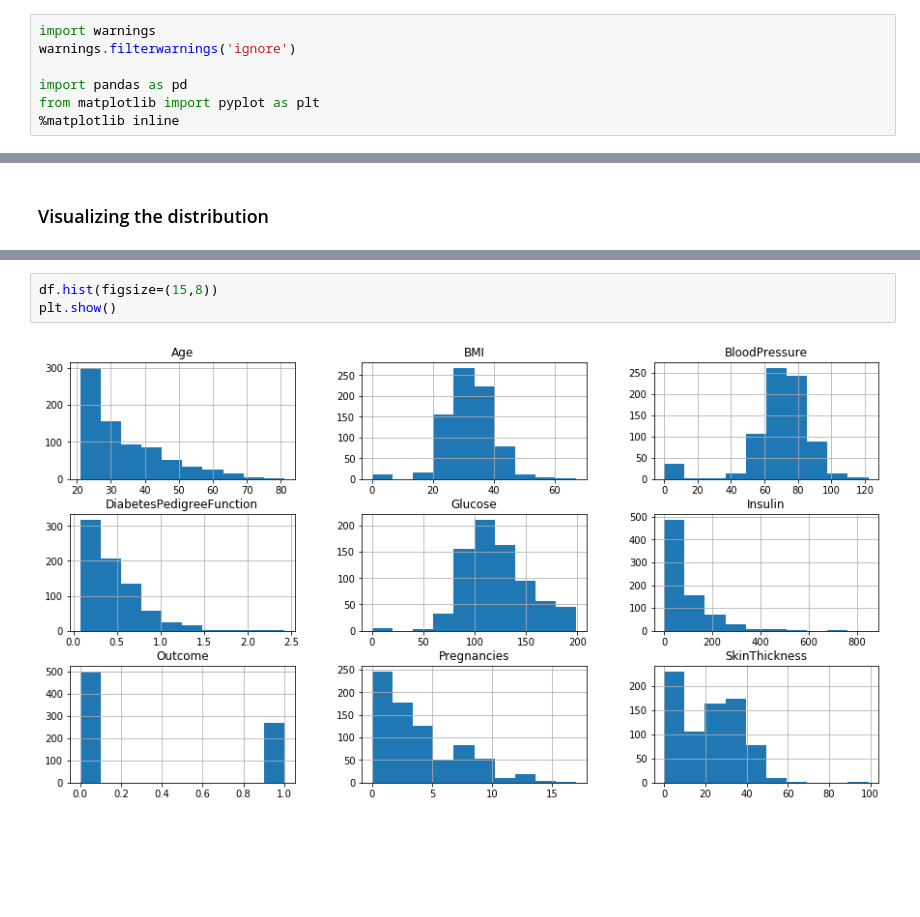
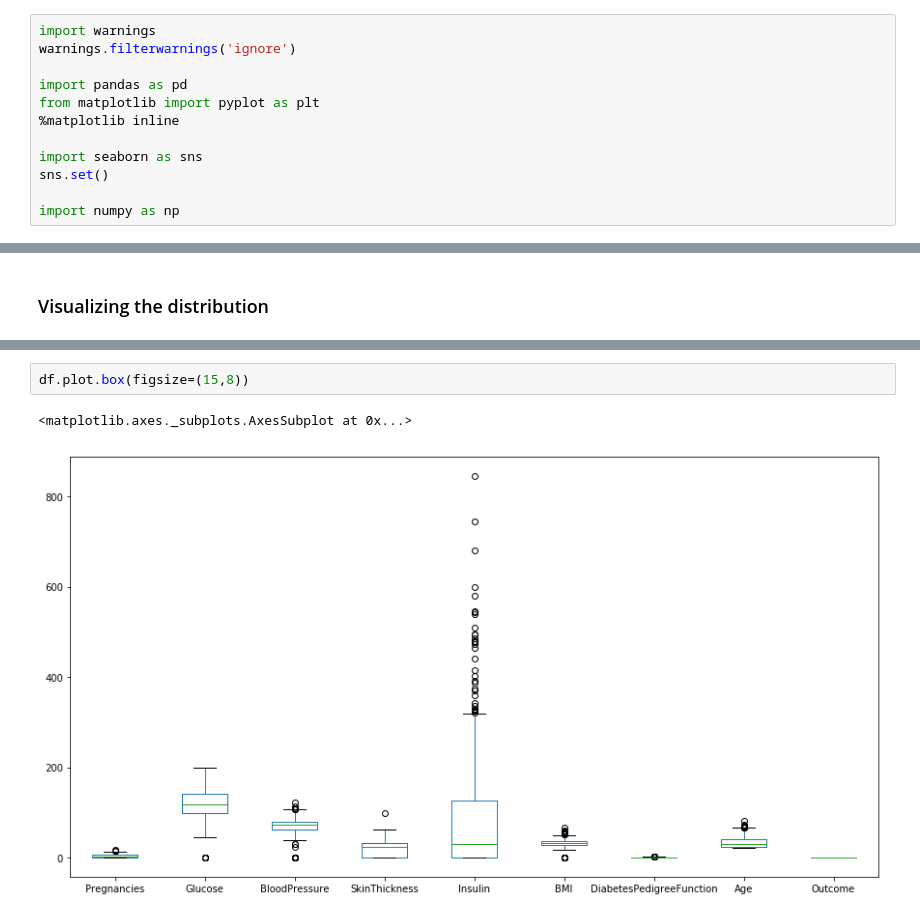
Before and after one commit to Rezwanul-Haque/neural_network_projects, a Jupyter notebook: medical_diagnosis_problem/diabetes_prediction/diabetes_prediction.ipynb, the cells around one changed output, grey strips where cells are left out. Saved outputs shown, nothing was run; the diff lists cells and outputs as text; blank space fills up the shorter version.

```diff
--- a/medical_diagnosis_problem/diabetes_prediction/diabetes_prediction.ipynb
+++ b/medical_diagnosis_problem/diabetes_prediction/diabetes_prediction.ipynb
@@ -22,6 +22,11 @@ warnings.filterwarnings('ignore')
 import pandas as pd
 from matplotlib import pyplot as plt
 %matplotlib inline
+
+import seaborn as sns
+sns.set()
+
+import numpy as np
 # %% [markdown]
 # Loading data
 # %%
@@ -84,5 +73,5 @@ df.describe()
 # %%
-df.hist(figsize=(15,8))
-plt.show()
+df.plot.box(figsize=(15,8))
 # %% [output]
+<matplotlib.axes._subplots.AxesSubplot at 0x...>
-[figure, old version]
+[figure, new version]
```
Also changed, not shown: parts of 21 cells of this notebook.
